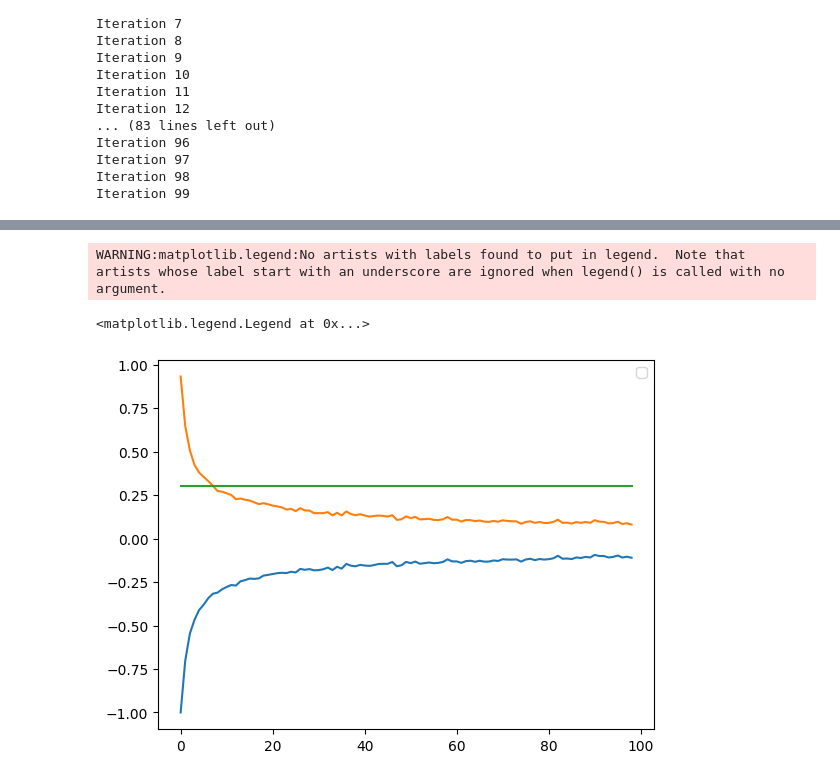
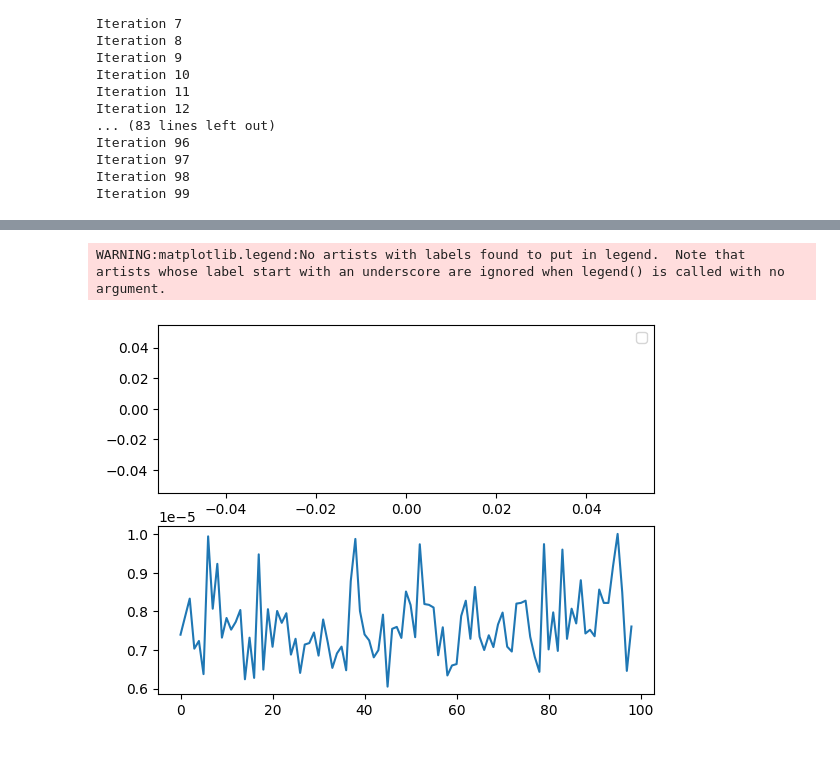
Before and after one commit to madanmohan-venkatesan/notebooks, a Jupyter notebook: 2011_03567.ipynb, the cells around one changed output, grey strips where cells are left out. Drawn from its saved outputs; the diff is of its cells as text; code cells hidden in the pictures.

```diff
--- a/2011_03567.ipynb
+++ b/2011_03567.ipynb
@@ -812,3 +823,10 @@ def penalty_objective_for_q(q,delta, a, c, counts, rhos, eta, maximize=True):
+# %%
+def constraint_q_1(q,c,metrics):
+  ineq=c - np.log(q) - np.sum(metrics["counts"] * (metrics["deltas"] + np.log(metrics["rhos"]) - logsumexp(metrics["deltas"] + np.log(metrics["rhos"]))))
+  return ineq
+# %%
+def constraint_q_2(deltas):
+  return deltas[0]-deltas[1]
 # %%
 def constraint(deltas,c,counts,rhos):
   ineq=c-np.sum(counts*(deltas+np.log(rhos)-logsumexp(deltas+np.log(rhos))))
@@ -817,7 +835,7 @@ def constraint(deltas,c,counts,rhos):
 #CONSTANTS
 CLASSES=2
 VECTOR_SIZE=1000
-K=5
+K=45
 
 #arm1
 assignment_prb_null_arm1=np.array([1/CLASSES]*CLASSES)
@@ -829,7 +847,7 @@ vectors_alt_arm1=rng.multinomial(1,assignment_prb_alt_arm1,size=VECTOR_SIZE)
 
 #arm2
 assignment_prb_null_arm2=np.array([1/CLASSES]*CLASSES)
-K_arm2=1
+K_arm2=45
 alpha_dirichlet_arm2=K*assignment_prb_null_arm2
 rng = np.random.default_rng()
 assignment_prb_alt_arm2=rng.dirichlet(alpha_dirichlet_arm2)
@@ -888,15 +906,21 @@ for i in range(0, VECTOR_SIZE, VECTOR_SIZE // 100):
 )
   c=calculate_log_beta(alpha+metrics["counts"])\
   - calculate_log_beta(alpha)
-  q=minimize(
-      penalty_objective_for_q,
-      0.6,
-      args=(metrics["deltas"], contrast_a, c, metrics["counts"], metrics["rhos"], eta, True),  # Arguments for the objective function
-      bounds=[(0,1)],
-      method='L-BFGS-B',
+  initial_q = np.random.uniform(0, 1)  # Varied initial guess for q
+  constraints = [
+        {'type': 'ineq', 'fun': constraint_q_1,'args':(c,metrics)},
+        # {'type': 'ineq', 'fun': constraint_q_2, 'args': (metrics["deltas"],)}
+        {'type': 'ineq', 'fun': lambda x: constraint_q_2(metrics["deltas"]), 'args': ()}
+    ]
+  q = minimize(
+        penalty_objective_q,
+        initial_q,
+        args=(c, metrics, 1e6),  # Arguments for the penalty function
+        bounds=[(1e-5, None)],  # Ensure q is positive
+        method='L-BFGS-B',  # Unconstrained optimization method
+        options={'maxiter': 1000, 'disp': True}
+    )
 
-
-  )
   hist.append(metrics)
   if q.success:
     p.append(1/q.x[0])
@@ -945,15 +1212,19 @@ metrics
 # %%
+plt.subplot(2,1,1)
 del1=metrics["deltas"][0]
 del2=metrics["deltas"][1]
 diff=(del2)-(del1)
 plt.plot(upper_bound)
 plt.plot(lower_bound)
 plt.plot([diff]*len(upper_bound))
 plt.legend()
+plt.subplot(2,1,2)
+plt.plot(p)
+plt.plot([0.05]*len(upper_bound),"--")
+plt.show()
 # %% [output]
 WARNING:matplotlib.legend:No artists with labels found to put in legend.  Note that artists whose label start with an underscore are ignored when legend() is called with no argument.
-<matplotlib.legend.Legend at 0x...>
-[figure, old version]
+[figure, new version]
 # %%
 plt.plot(p)
 plt.plot([0.05]*len(upper_bound),"--")
```
Also changed, not shown: parts of 13 cells of this notebook.
